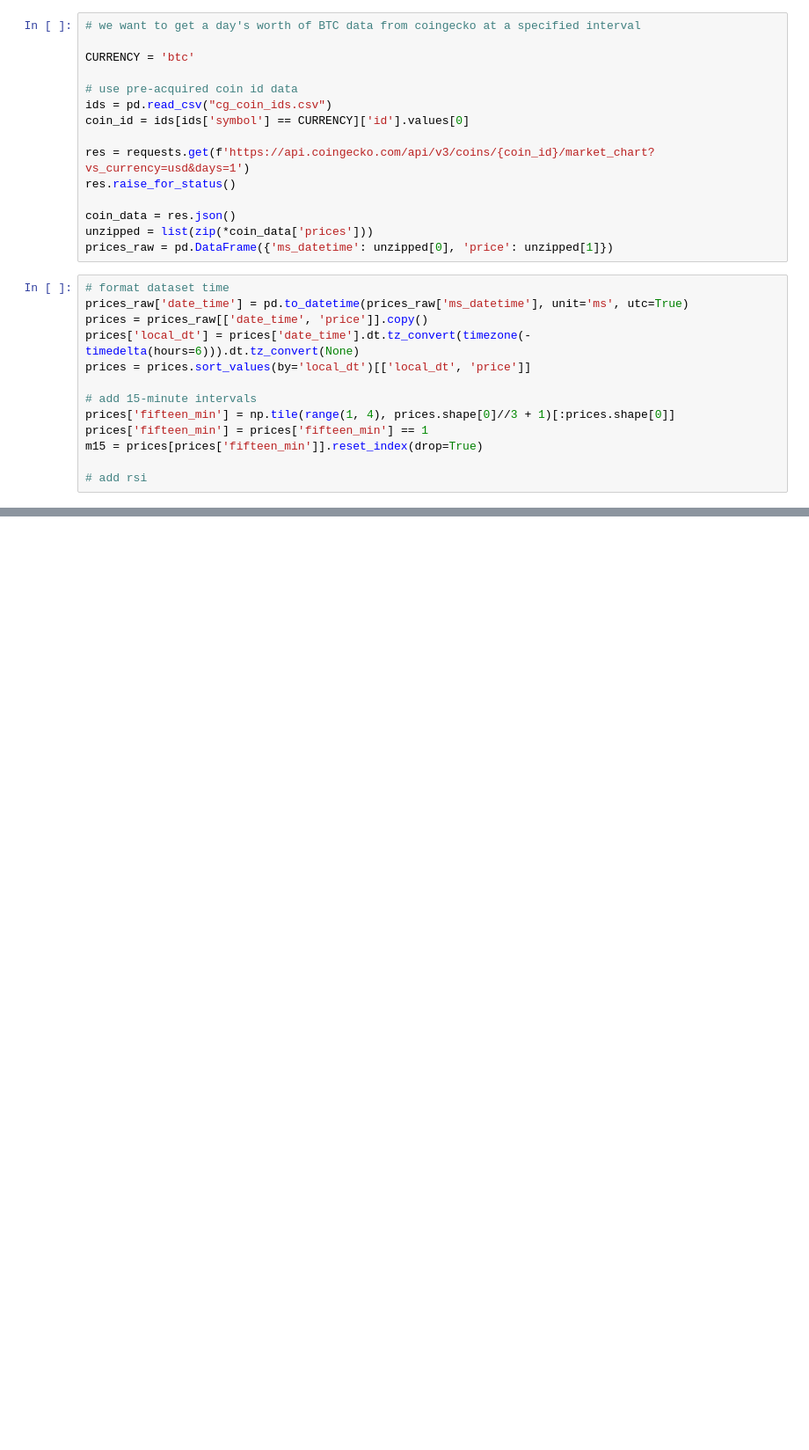
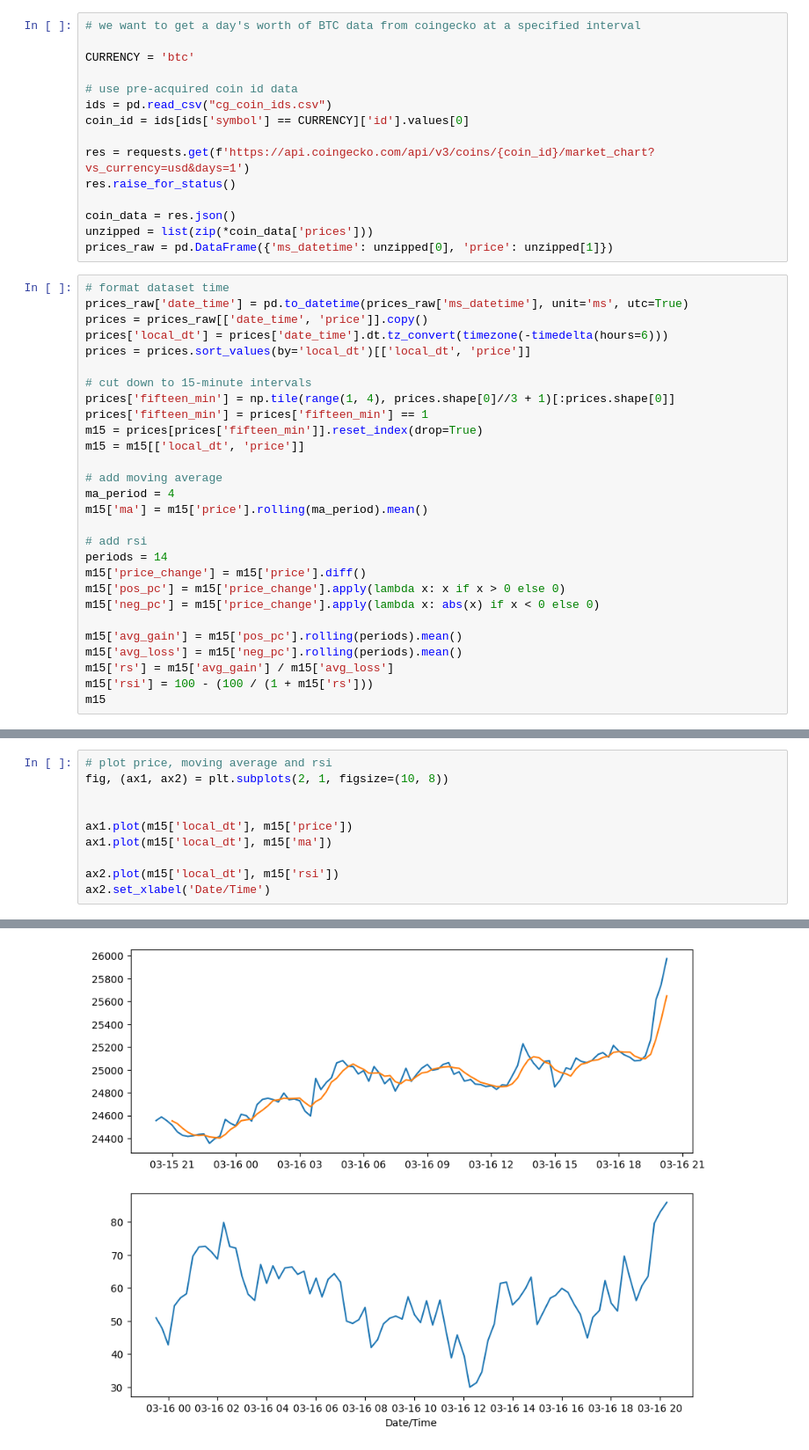
Before and after one commit to jose-marquez89/crypto-trading-analysis, a Jupyter notebook: buy_rsi_exit_rate.ipynb, the cells around one changed output, grey strips where cells are left out. Shown at 88% size. Drawn from its saved outputs; the diff is of its cells as text; blank space fills up the shorter version.

Commit message:
adds rsi, ma, and plots

```diff
--- a/buy_rsi_exit_rate.ipynb
+++ b/buy_rsi_exit_rate.ipynb
@@ -22,12 +23,27 @@ prices_raw = pd.DataFrame({'ms_datetime': unzipped[0], 'price': unzipped[1]})
 # format dataset time
 prices_raw['date_time'] = pd.to_datetime(prices_raw['ms_datetime'], unit='ms', utc=True)
 prices = prices_raw[['date_time', 'price']].copy()
-prices['local_dt'] = prices['date_time'].dt.tz_convert(timezone(-timedelta(hours=6))).dt.tz_convert(None)
+prices['local_dt'] = prices['date_time'].dt.tz_convert(timezone(-timedelta(hours=6)))
 prices = prices.sort_values(by='local_dt')[['local_dt', 'price']]
 
-# add 15-minute intervals
+# cut down to 15-minute intervals
 prices['fifteen_min'] = np.tile(range(1, 4), prices.shape[0]//3 + 1)[:prices.shape[0]]
 prices['fifteen_min'] = prices['fifteen_min'] == 1
 m15 = prices[prices['fifteen_min']].reset_index(drop=True)
+m15 = m15[['local_dt', 'price']]
+
+# add moving average
+ma_period = 4
+m15['ma'] = m15['price'].rolling(ma_period).mean()
 
 # add rsi
+periods = 14
+m15['price_change'] = m15['price'].diff()
+m15['pos_pc'] = m15['price_change'].apply(lambda x: x if x > 0 else 0)
+m15['neg_pc'] = m15['price_change'].apply(lambda x: abs(x) if x < 0 else 0)
+
+m15['avg_gain'] = m15['pos_pc'].rolling(periods).mean()
+m15['avg_loss'] = m15['neg_pc'].rolling(periods).mean()
+m15['rs'] = m15['avg_gain'] / m15['avg_loss']
+m15['rsi'] = 100 - (100 / (1 + m15['rs']))
+m15
@@ -35,0 +64,11 @@ m15 = m15[['local_dt', 'price']]
+# %%
+# plot price, moving average and rsi
+fig, (ax1, ax2) = plt.subplots(2, 1, figsize=(10, 8))
+
+
+ax1.plot(m15['local_dt'], m15['price'])
+ax1.plot(m15['local_dt'], m15['ma'])
+
+ax2.plot(m15['local_dt'], m15['rsi'])
+ax2.set_xlabel('Date/Time')
+# %% [output]
@@ -35,0 +76 @@ m15 = m15[['local_dt', 'price']]
+[figure, added]
```
Also changed, not shown: parts of 4 cells of this notebook.
